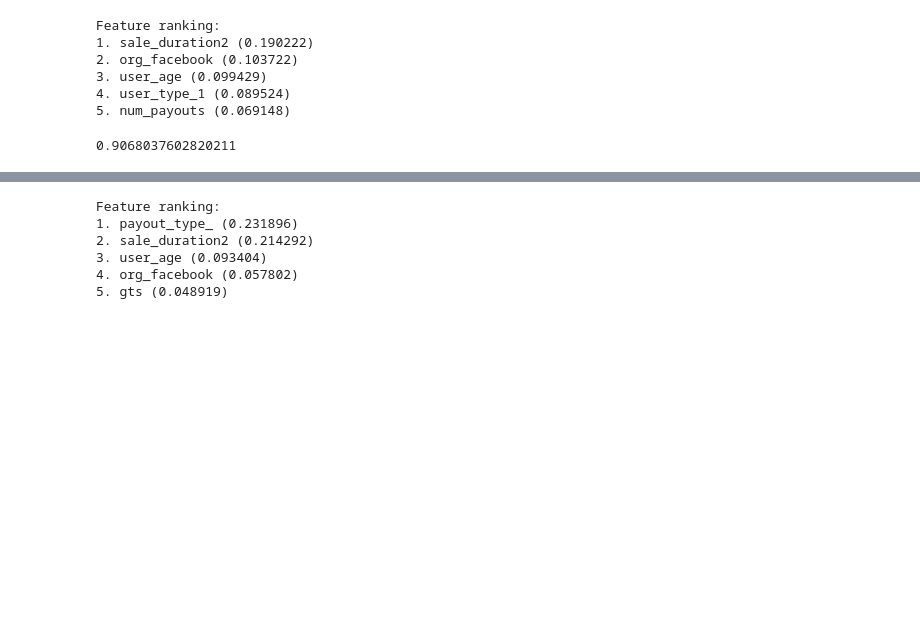
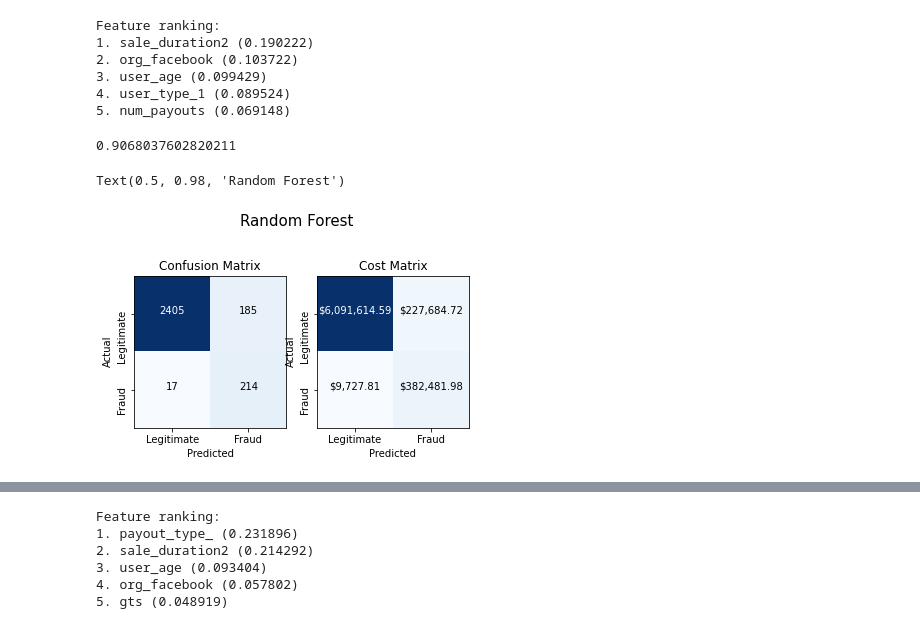
Before and after one commit to isbhsun/Fraud-Detection, a Jupyter notebook: train_model.ipynb, the cells around one changed output, grey strips where cells are left out. Drawn from its saved outputs; the diff is of its cells as text; code cells hidden in the pictures; blank space fills up the shorter version.

```diff
--- a/train_model.ipynb
+++ b/train_model.ipynb
@@ -19,11 +22,14 @@ df_analysis = get_data()
 # %%
 y = df_analysis.pop('fraud')
 X = df_analysis.copy()
-X_train, X_test, y_train, y_test = train_test_split(X, y,
-                                                    test_size=.2,
-                                                    stratify=y,
-                                                    shuffle=True,
-                                                    random_state=1)
+X_train, X_test, y_train, y_test= train_test_split(X, y,
+                                                   test_size=.2,
+                                                   stratify=y,
+                                                   shuffle=True,
+                                                   random_state=1)
+
+c_train = X_train['gts']
+c_test = X_test['gts']
 # %%
 #Random Forest Grid Search Tuning
 random_forest_grid = {'max_depth': [2, 4, None],
@@ -70,6 +76,13 @@ Feature ranking:
 4. user_type_1 (0.089524)
 5. num_payouts (0.069148)
 0.9068037602820211
+# %%
+fig = cf.print_confusion(rf_best_model, "", X_train, y_train, X_test, y_test, c_test)
+fig.suptitle("Random Forest", size=15)
+fig.savefig('images/rf_matrix.png', bbox_inches = "tight")
+# %% [output]
+Text(0.5, 0.98, 'Random Forest')
+[figure, added]
 # %%
 #  Gradient Boost Grid Search
 gb_grid = {'max_depth': [4, None],
```
Also changed, not shown: parts of 10 cells of this notebook, 5 other files.
